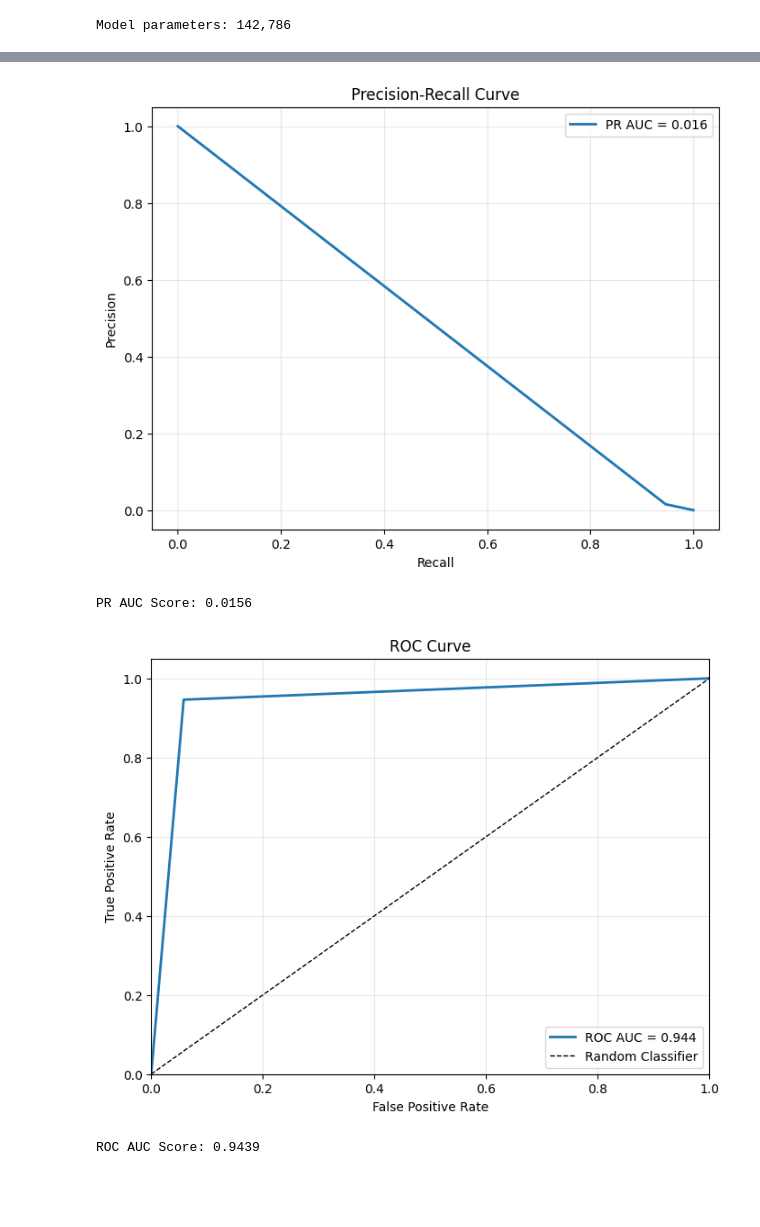
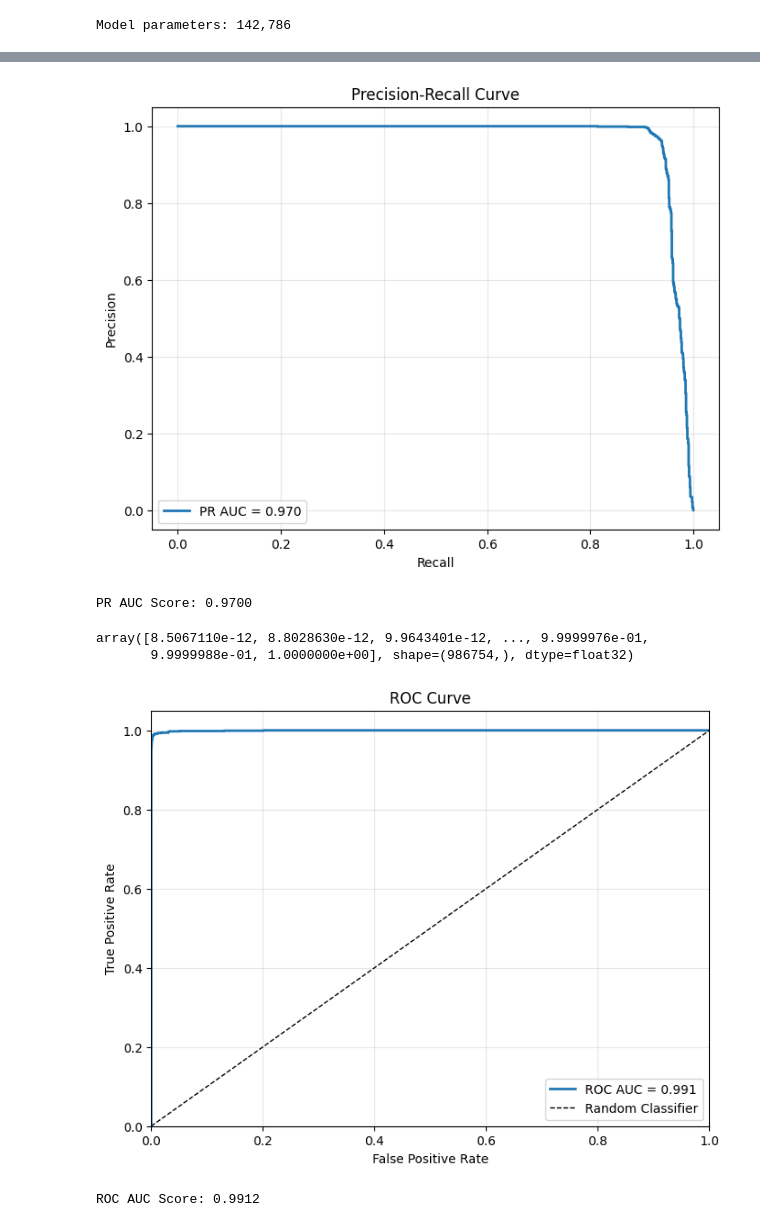
Before and after one commit to riteshbachhar/Fraud-detection-using-AI, a Jupyter notebook: Ritesh/GNNTrnax/transaction_classification_graphsage.ipynb, the cells around one changed output, grey strips where cells are left out. Cells and saved outputs as stored; diff of their text form; code cells hidden in the pictures; blank space fills up the shorter version.

```diff
--- a/Ritesh/GNNTrnax/transaction_classification_graphsage.ipynb
+++ b/Ritesh/GNNTrnax/transaction_classification_graphsage.ipynb
@@ -436,3 +415,15 @@ Calculating graph features...
 Creating edges and edge features...
 Graph created: 855460 nodes, 9504852 edges
 Suspicious transactions: 9873 (0.104%)
+# %%
+df['Date'] = pd.to_datetime(df['Date'], format='%Y-%m-%d')
+df['Time'] = pd.to_datetime(df['Time'], format='%H:%M:%S')
+
+test_dt = 35
+validation_dt = 70
+test_cutoff = df['Date'].max() - pd.Timedelta(days=test_dt)
+validation_cutoff = test_cutoff - pd.Timedelta(days=validation_dt)
+
+val_size = len(df[(df.Date >= validation_cutoff) & (df.Date < test_cutoff)])
+train_size = len(df[df.Date < validation_cutoff])
+print(f"Train size: {train_size}, Validation size: {val_size}")
@@ -439,10 +432,11 @@ Suspicious transactions: 9873 (0.104%)
 # %%
 # Split data (using edge indices for transaction-level splits)
 num_edges = data.edge_index.shape[1]
-indices = torch.randperm(num_edges)
+# indices = torch.randperm(num_edges)
+indices = torch.arange(num_edges)
 
-train_size = int(0.7 * num_edges)
-val_size = int(0.15 * num_edges)
+# train_size = int(0.7 * num_edges)
+# val_size = int(0.15 * num_edges)
 
 train_mask = indices[:train_size]
 val_mask = indices[train_size:train_size+val_size]
@@ -502,3 +496,7 @@ Model parameters: 142,786
 train_data = train_data.to(device)
 val_data = val_data.to(device)
 test_data = test_data.to(device)
+# %%
+# Train model
+trainer = AMLTrainer(model, device)
+train_losses, val_losses, val_f2s = trainer.train(train_data, val_data, epochs=100, lr=0.001)
@@ -505,14 +516,10 @@ test_data = test_data.to(device)
 # %%
-# Train model
-trainer = AMLTrainer(model, device)
-train_losses, val_aucs = trainer.train(train_data, val_data, epochs=100, lr=0.001)
-
 # Evaluate on test set
-test_acc, test_auc, y_true, y_pred, y_prob = trainer.evaluate(test_data)
+test_loss, test_acc, test_recall, test_f2, y_true, y_pred, y_prob = trainer.evaluate(test_data)
 
 print(f"\nTest Results:")
-print(f"Accuracy: {test_acc:.4f}")
-print(f"AUC: {test_auc:.4f}")
+print(f"Recall: {test_recall:.4f}")
+print(f"F2 Score: {test_f2:.4f}")
 print("\nClassification Report:")
 print(classification_report(y_true, y_pred, target_names=['Normal', 'Suspicious']))
 # %% [output]
@@ -550,31 +553,36 @@ plt.show()
 # %%
 from sklearn.metrics import precision_recall_curve, average_precision_score
 import matplotlib.pyplot as plt
 
 # Generate PR curve data
-precision, recall, thresholds = precision_recall_curve(y_true, y_pred)
-pr_auc = average_precision_score(y_true, y_pred)
+precision, recall, thresholds = precision_recall_curve(y_true, y_prob)
+pr_auc = average_precision_score(y_true, y_prob)
 
 # Plot PR curve
 plt.figure(figsize=(8, 6))
 plt.plot(recall, precision, linewidth=2, label=f'PR AUC = {pr_auc:.3f}')
 plt.xlabel('Recall')
 plt.ylabel('Precision')
 plt.title('Precision-Recall Curve')
 plt.legend()
 plt.grid(True, alpha=0.3)
 plt.show()
 
 print(f"PR AUC Score: {pr_auc:.4f}")
 # %% [output]
-[figure, old version]
+[figure, new version]
-PR AUC Score: 0.0156
+PR AUC Score: 0.9700
+# %%
+thresholds
+# %% [output]
+array([8.5067110e-12, 8.8028630e-12, 9.9643401e-12, ..., 9.9999976e-01,
+       9.9999988e-01, 1.0000000e+00], shape=(986754,), dtype=float32)
 # %%
 from sklearn.metrics import roc_curve, roc_auc_score
 import matplotlib.pyplot as plt
 
 # Generate ROC curve data
-fpr, tpr, thresholds = roc_curve(y_true, y_pred)
+fpr, tpr, thresholds = roc_curve(y_true, y_prob)
 roc_auc = roc_auc_score(y_true, y_pred)
 
 # Plot ROC curve
@@ -592,6 +600,6 @@ plt.show()
 
 print(f"ROC AUC Score: {roc_auc:.4f}")
 # %% [output]
-[figure, old version]
+[figure, new version]
-ROC AUC Score: 0.9439
+ROC AUC Score: 0.9912
 # %%
```
Also changed, not shown: parts of 10 cells of this notebook.
